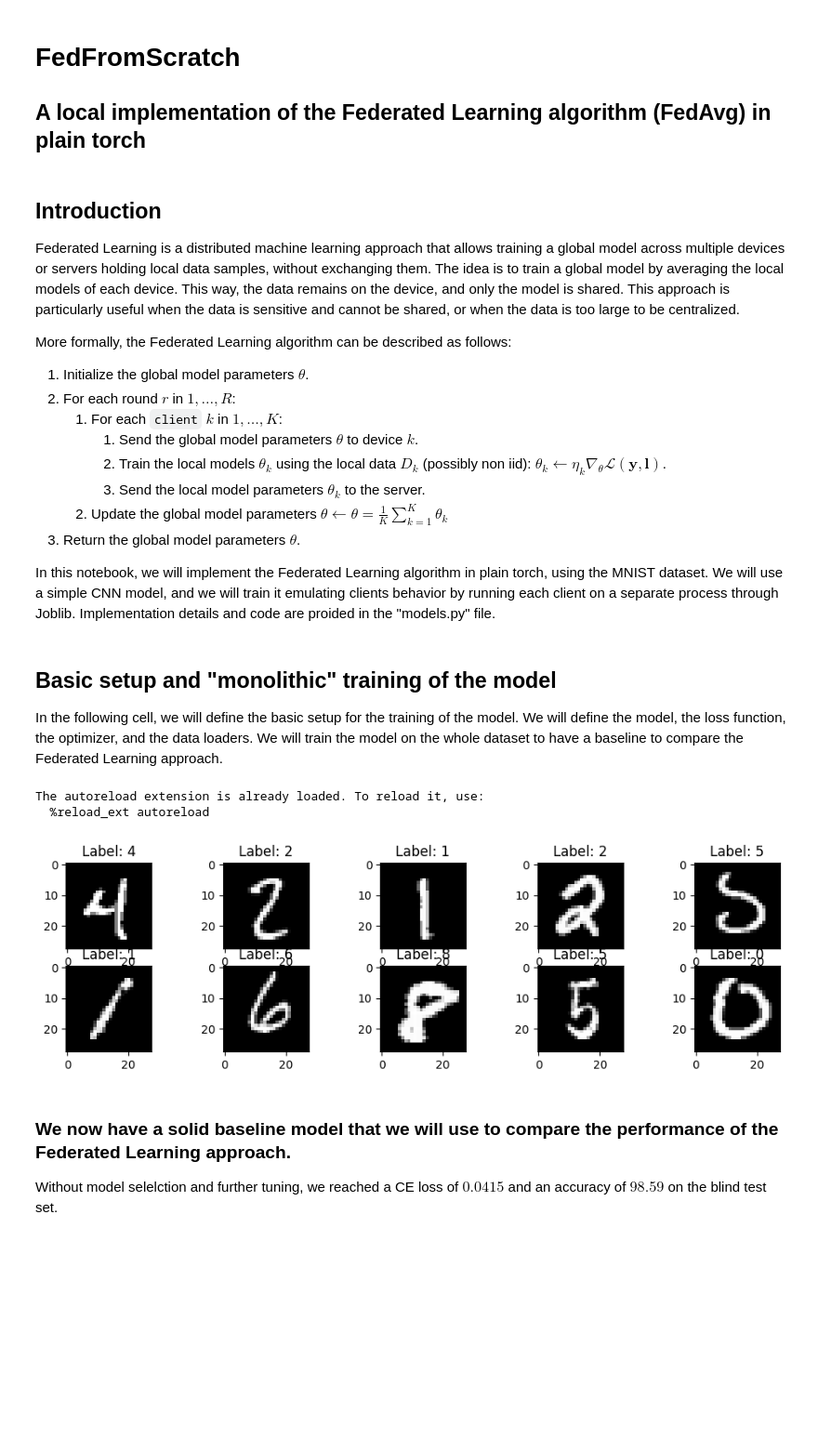
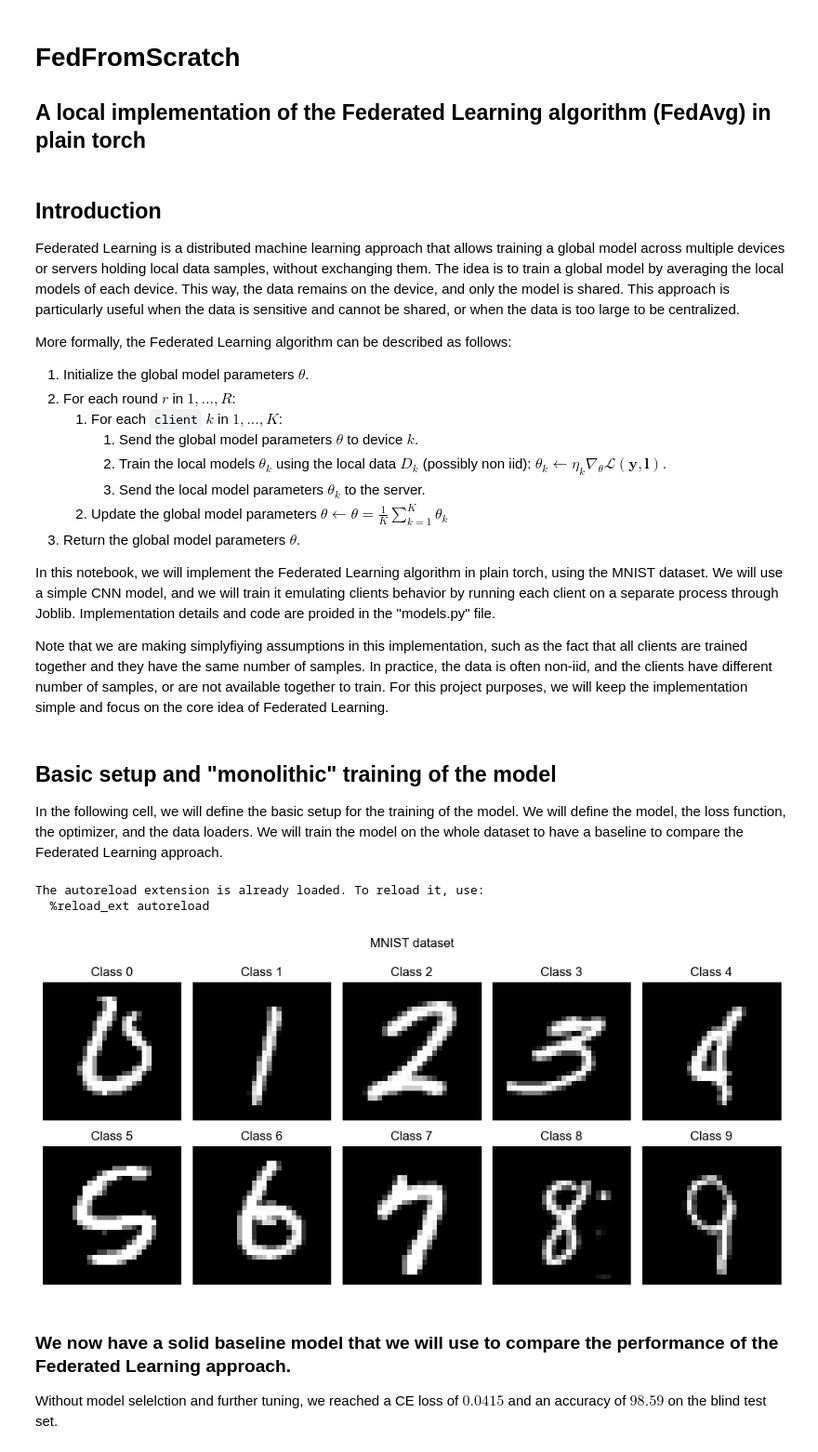
Before and after one commit to vornao/cl-project, a Jupyter notebook: src/test.ipynb, the cells around one changed output. Shown: that part at 93% size. Saved outputs shown, nothing was run; the diff lists cells and outputs as text; code cells hidden in the pictures; blank space fills up the shorter version.

```diff
--- a/src/test.ipynb
+++ b/src/test.ipynb
@@ -18,6 +18,8 @@ More formally, the Federated Learning algorithm can be described as follows:
 3. Return the global model parameters $\theta$.
 
 In this notebook, we will implement the Federated Learning algorithm in plain torch, using the MNIST dataset. We will use a simple CNN model, and we will train it emulating clients behavior by running each client on a separate process through Joblib. Implementation details and code are proided in the "models.py" file.
+
+Note that we are making simplyfiying assumptions in this implementation, such as the fact that all clients are trained together and they have the same number of samples. In practice, the data is often non-iid, and the clients have different number of samples, or are not available together to train. For this project purposes, we will keep the implementation simple and focus on the core idea of Federated Learning.
 # %% [markdown]
 ## Basic setup and "monolithic" training of the model
 
@@ -25,27 +27,25 @@ In the following cell, we will define the basic setup for the training of the mo
 # %%
 # set autoreload
 %load_ext autoreload
 %autoreload 2
 
 from models import MNISTConvNet, MNISTFederatedServer, get_mnist_dataloader, init_clients, MNISTConvNetTrainer
 import matplotlib.pyplot as plt
 import seaborn as sns
 import pickle
 import numpy as np
+from utils import plot_mnist
 
 # firstly, we create the dataloader for the MNIST dataset
 train, val, test = get_mnist_dataloader(64)
+plot_mnist(train, 10, 5)
 
-# print some sample images from the training set with matplotlib
-# just some code to show the usual images we all know well!
-fig, axs = plt.subplots(2, 5, figsize=(12, 3))
-for i, ax in enumerate(axs.flat):
-    ax.imshow(train.dataset[i][0].squeeze(), cmap='gray')
-    ax.set_title(f'Label: {train.dataset[i][1]}')
+# set grid
+sns.set_style('whitegrid')
 # %% [output]
 The autoreload extension is already loaded. To reload it, use:
   %reload_ext autoreload
-[figure, old version]
+[figure, new version]
 # %%
 trainer = MNISTConvNetTrainer(
     MNISTConvNet(),
```
Also changed, not shown: parts of 18 cells of this notebook, 4 other files.
